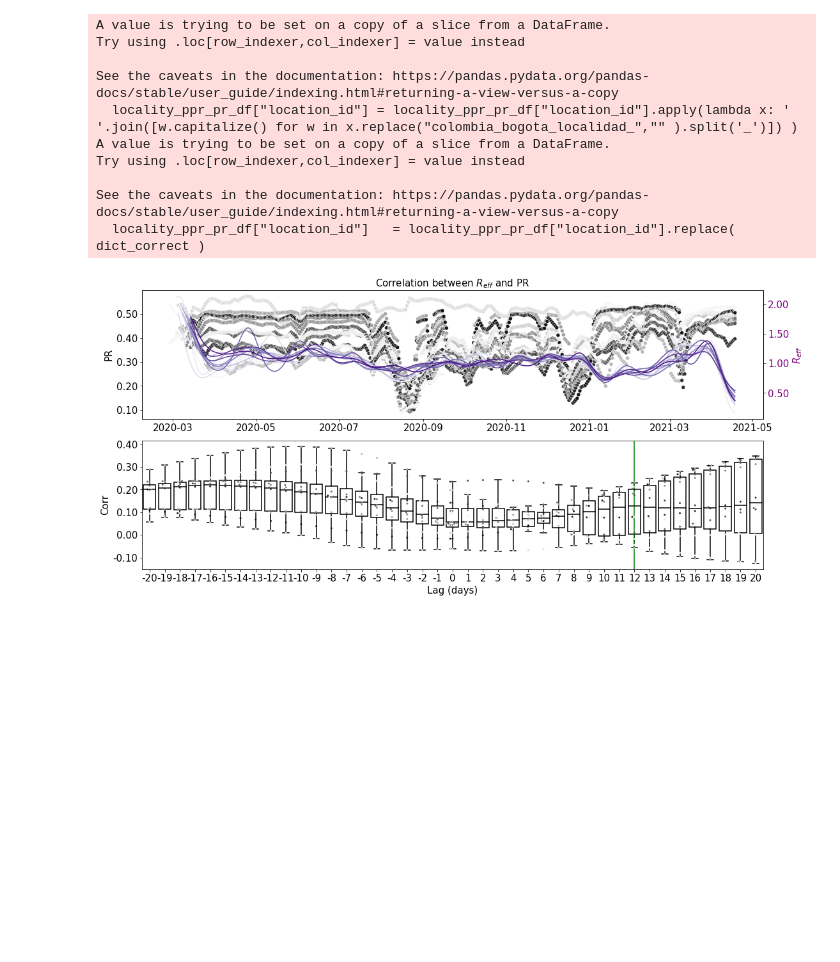
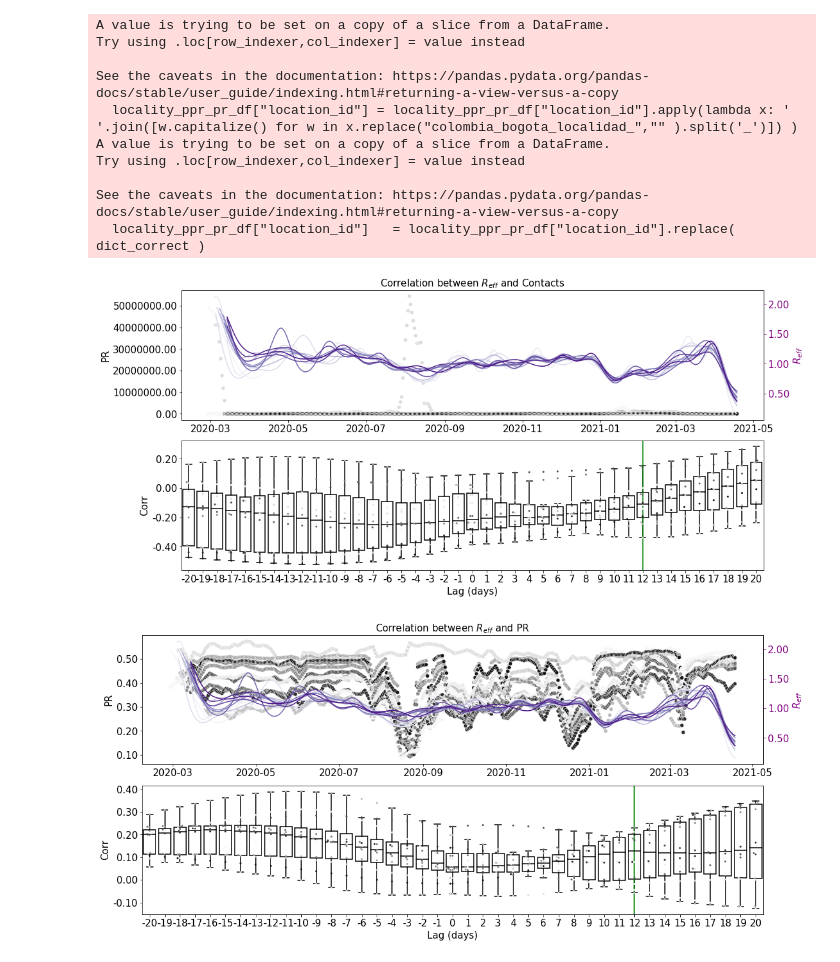
Before and after one commit to ChaosDonkey06/bogota_covid19_lockdowns, a Jupyter notebook: PPR_Rt_analysos.ipynb, the cells around one changed output. Drawn from its saved outputs; the diff is of its cells as text; code cells hidden in the pictures; blank space fills up the shorter version.

```diff
--- a/PPR_Rt_analysos.ipynb
+++ b/PPR_Rt_analysos.ipynb
@@ -360,7 +326,7 @@ dict_correct = {'Los Martires': 'Los Mártires', 'Fontibon': 'Fontibón', 'Engat
 
 # graphs attr in ['graph_size', 'number_of_contacts', 'pagerank_gini_index', 'personalized_pagerank_gini_index']
 graphs_att_df       = pd.read_csv(os.path.join(results_dir, "data", "graph_attributes", "graphs_attributes_08-06-2021.csv"), parse_dates=["date"])
-locality_ppr_pr_df  = graphs_att_df[graphs_att_df.attribute_name.isin(['pagerank_gini_index', 'personalized_pagerank_gini_index'])]
+locality_ppr_pr_df  = graphs_att_df[graphs_att_df.attribute_name.isin(['pagerank_gini_index', 'personalized_pagerank_gini_index', "number_of_contacts"])]
 locality_ppr_pr_df["location_id"] = locality_ppr_pr_df["location_id"].apply(lambda x: ' '.join([w.capitalize() for w in x.replace("colombia_bogota_localidad_","" ).split('_')]) )
 locality_ppr_pr_df["location_id"]   = locality_ppr_pr_df["location_id"].replace( dict_correct )
 locality_ppr_pr_df = locality_ppr_pr_df.set_index(["attribute_name", "location_id", "date"])
@@ -469,8 +435,19 @@ def correlation_plots_rt_column_value(df_rt_value, column_rt="median", column_va
     return corr_all
 # %%
 
-df_all_pr = df_merged_all[df_merged_all.attribute_name=="pagerank_gini_index"]
-df_all_ppr = df_merged_all[df_merged_all.attribute_name=="personalized_pagerank_gini_index"]
+df_all_pr       = df_merged_all[df_merged_all.attribute_name=="pagerank_gini_index"]
+df_all_ppr      = df_merged_all[df_merged_all.attribute_name=="personalized_pagerank_gini_index"]
+df_all_contacts = df_merged_all[df_merged_all.attribute_name=="number_of_contacts"]
+# %%
+corr_all_contacts_df=[]
+for poly_name in df_all_contacts["location_id"].unique():
+    df_loc_contacts = df_all_contacts[df_all_contacts.location_id==poly_name]
+    path_to_save = os.path.join(results_dir, 'figures', 'pagerank_rt', 'contacts', f'{poly_name}_contactsrt.png')
+    crr_pr_df = correlation_plots_rt_column_value(df_loc_contacts.reset_index(), column_rt="median", column_value="attribute_value", attr_name='contacts', title=poly_name, path_to_save=path_to_save)
+    crr_pr_df["location_id"] = poly_name
+    corr_all_contacts_df.append(crr_pr_df)
+    plt.close()
+corr_all_contacts_df = pd.concat(corr_all_contacts_df)
 # %%
 corr_all_ppr_df=[]
 for poly_name in df_all_ppr["location_id"].unique():
@@ -491,6 +468,53 @@ for poly_name in df_all_pr["location_id"].unique():
     corr_all_pr_df.append(crr_pr_df)
     plt.close()
 corr_all_pr_df = pd.concat(corr_all_pr_df)
+# %%
+import seaborn as sns
+
+fig, ax = plt.subplots(2, 1, figsize=(15.5, 7.2))
+
+
+ax1 = ax[0].twinx()
+sns.scatterplot(ax=ax[0], data=df_all_contacts, x="date", y="attribute_value", hue='location_id', palette='Greys')
+sns.lineplot(ax=ax1, data=df_all_contacts, x="date", y="median", hue='location_id', palette='Purples')
+ax[0].set_ylabel('PR', fontsize=15)
+
+PROPS = {
+    'boxprops':{'facecolor':'none', 'edgecolor':'k'},
+    'medianprops':{'color':'k'},
+    'whiskerprops':{'color':'k'},
+    'capprops':{'color':'k'}
+}
+
+boxes = sns.boxplot(ax=ax[1], data=corr_all_contacts_df, x="lags", y="value", color='white', showfliers=False, **PROPS)
+sns.swarmplot(ax=ax[1], data=corr_all_contacts_df, x="lags",  y="value", palette='Greys', hue="location_id", size=3)
+
+
+for axi in ax:
+    axi.yaxis.set_major_formatter(ticker.StrMethodFormatter("{x:.2f}"))
+    axi.tick_params(axis='both', labelsize=15)
+    axi.legend().set_visible(False)
+ax1.yaxis.set_major_formatter(ticker.StrMethodFormatter("{x:.2f}"))
+ax1.legend().set_visible(False)
+ax1.tick_params(axis='both', labelsize=15)
+
+
+ax[0].set_xlabel( None )
+ax[1].set_xlabel('Lag (days)', fontsize=15)
+ax[1].set_ylabel('Corr', fontsize=15)
+ax[0].set_title(r'Correlation between $R_{eff}$ and Contacts', fontsize=15)
+ax[1].axvline(x=12+20, color='green' )
+ax1.yaxis.label.set_color('purple')
+ax1.tick_params(axis='y', colors='purple')
+ax1.set_ylabel(r'$R_{eff}$', fontsize=15)
+ax[1].set_ylabel(r'Corr', fontsize=15)
+ax[1].set_xlabel(r'Lag (days)', fontsize=15)
+plt.tight_layout()
+
+path_to_save =  os.path.join(results_dir, 'figures', 'pagerank_rt', 'contacts_rt_corr_all.png')
+fig.savefig(path_to_save, dpi=300,  bbox_inches='tight', transparent=True)
+# %% [output]
+[figure, added]
 # %%
 import seaborn as sns
 
```
Also changed, not shown: parts of 7 cells of this notebook, 1 other file.
